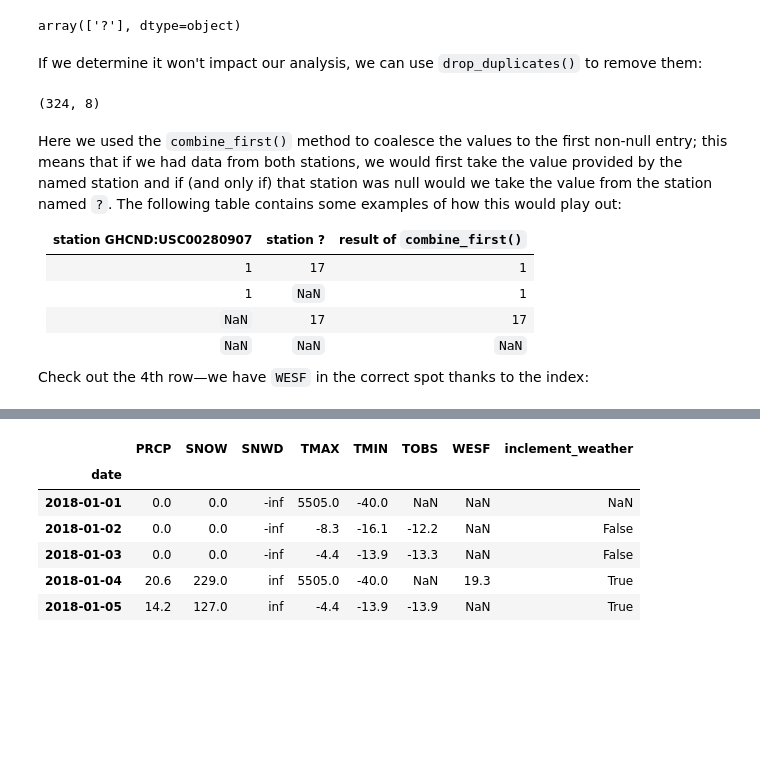
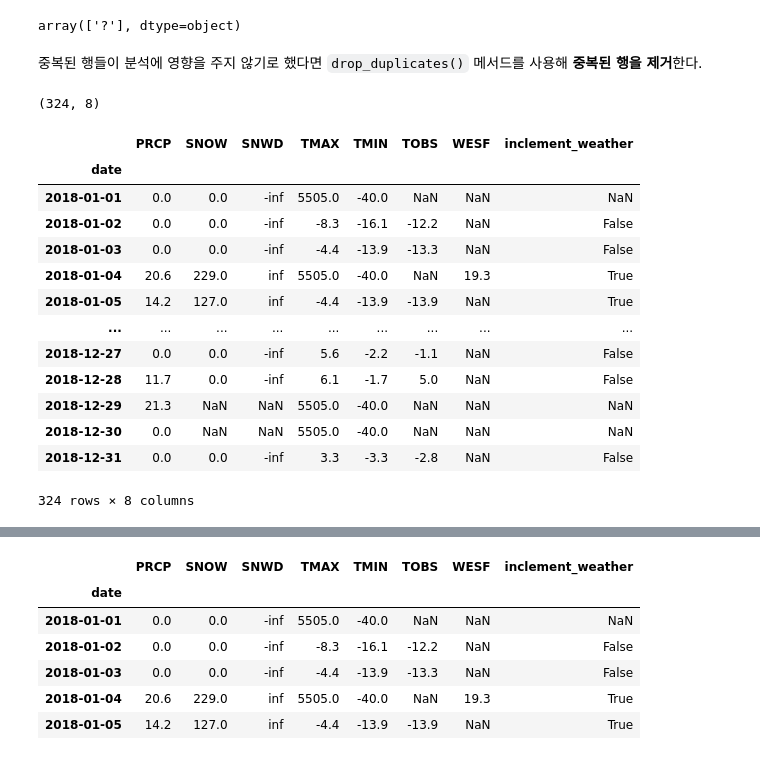
Before and after one commit to kimminyoung0/DataAnalysis_, a Jupyter notebook: ch_03/5-handling_data_issues.ipynb, the cells around one changed output, grey strips where cells are left out. Drawn from its saved outputs; the diff is of its cells as text; code cells hidden in the pictures; blank space fills up the shorter version.

Commit message:
결측치 처리하기(drop_duplicates(),combine_first(), nan_to_num(), clip(), apply(), assign(), interpolate() )

```diff
--- a/ch_03/5-handling_data_issues.ipynb
+++ b/ch_03/5-handling_data_issues.ipynb
@@ -248,25 +252,26 @@ df[df.WESF.notna()].station.unique()
 # %% [output]
 array(['?'], dtype=object)
-# %% [markdown]
-If we determine it won't impact our analysis, we can use `drop_duplicates()` to remove them:
+# %% [markdown]
+중복된 행들이 분석에 영향을 주지 않기로 했다면 `drop_duplicates()` 메서드를 사용해 **중복된 행을 제거**한다.
 # %%
-# 1. make the date a datetime
+# 1. date 열에 대해 데이터 유형을 변환한다. object->datetime
 df.date = pd.to_datetime(df.date)
 
-# 2. save this information for later
-station_qm_wesf = df[df.station == '?'].drop_duplicates('date').set_index('date').WESF
+# 2. 날짜를 기준으로 중복된 행들을 제거하고, WESF 열을 시리즈로 저장한다.
+station_qm_wesf = df[df.station == '?']\
+    .drop_duplicates('date').set_index('date').WESF
 
-# 3. sort ? to the bottom
+# 3. ID가 없는 관측소가 마지막에 위치하도록 station 열을 기준으로
+# DataFrame을 내림차순으로 정렬한다.
 df.sort_values('station', ascending=False, inplace=True)
 
-# 4. drop duplicates based on the date column keeping the first occurrence
-# which will be the valid station if it has data
+# 4. 날짜를 기준으로 station열에서 ID가 있는 첫번째 행은 놔두고 나머지 중복된 행을 제거한다.
 df_deduped = df.drop_duplicates('date')
 
-# 5. remove the station column because we are done with it
+# 5. station열을 제거하고 date열을 인덱스로 설정
 df_deduped = df_deduped.drop(columns='station').set_index('date').sort_index()
 
-# 6. take valid station's WESF and fall back on station ? if it is null
+# 6. combine_first 메서드를 사용해 WESF 열을 업데이트해 값이 null이 아닌 첫번째 항목으로 병합
 df_deduped = df_deduped.assign(
     WESF=lambda x: x.WESF.combine_first(station_qm_wesf)
 )
@@ -274,14 +279,20 @@ df_deduped = df_deduped.assign(
 df_deduped.shape
 # %% [output]
 (324, 8)
-# %% [markdown]
-Here we used the `combine_first()` method to coalesce the values to the first non-null entry; this means that if we had data from both stations, we would first take the value provided by the named station and if (and only if) that station was null would we take the value from the station named `?`. The following table contains some examples of how this would play out:
-
-| station GHCND:USC00280907 | station ? | result of `combine_first()` |
-| :---: | :---: | :---: |
-| 1 | 17 | 1 |
-| 1 | `NaN` | 1 |
-| `NaN` | 17 | 17 |
-| `NaN` | `NaN` | `NaN` |
-
-Check out the 4th row&mdash;we have `WESF` in the correct spot thanks to the index:
+# %%
+df_deduped
+# %% [output]
+|  | PRCP | SNOW | SNWD | TMAX | TMIN | TOBS | WESF | inclement_weather |
+| date |  |  |  |  |  |  |  |  |
+| 2018-01-01 | 0.0 | 0.0 | -inf | 5505.0 | -40.0 | NaN | NaN | NaN |
+| 2018-01-02 | 0.0 | 0.0 | -inf | -8.3 | -16.1 | -12.2 | NaN | False |
+| 2018-01-03 | 0.0 | 0.0 | -inf | -4.4 | -13.9 | -13.3 | NaN | False |
+| 2018-01-04 | 20.6 | 229.0 | inf | 5505.0 | -40.0 | NaN | 19.3 | True |
+| 2018-01-05 | 14.2 | 127.0 | inf | -4.4 | -13.9 | -13.9 | NaN | True |
+| ... | ... | ... | ... | ... | ... | ... | ... | ... |
+| 2018-12-27 | 0.0 | 0.0 | -inf | 5.6 | -2.2 | -1.1 | NaN | False |
+| 2018-12-28 | 11.7 | 0.0 | -inf | 6.1 | -1.7 | 5.0 | NaN | False |
+| 2018-12-29 | 21.3 | NaN | NaN | 5505.0 | -40.0 | NaN | NaN | NaN |
+| 2018-12-30 | 0.0 | NaN | NaN | 5505.0 | -40.0 | NaN | NaN | NaN |
+| 2018-12-31 | 0.0 | 0.0 | -inf | 3.3 | -3.3 | -2.8 | NaN | False |
+324 rows × 8 columns
```
Also changed, not shown: parts of 32 cells of this notebook, 2 other files.
